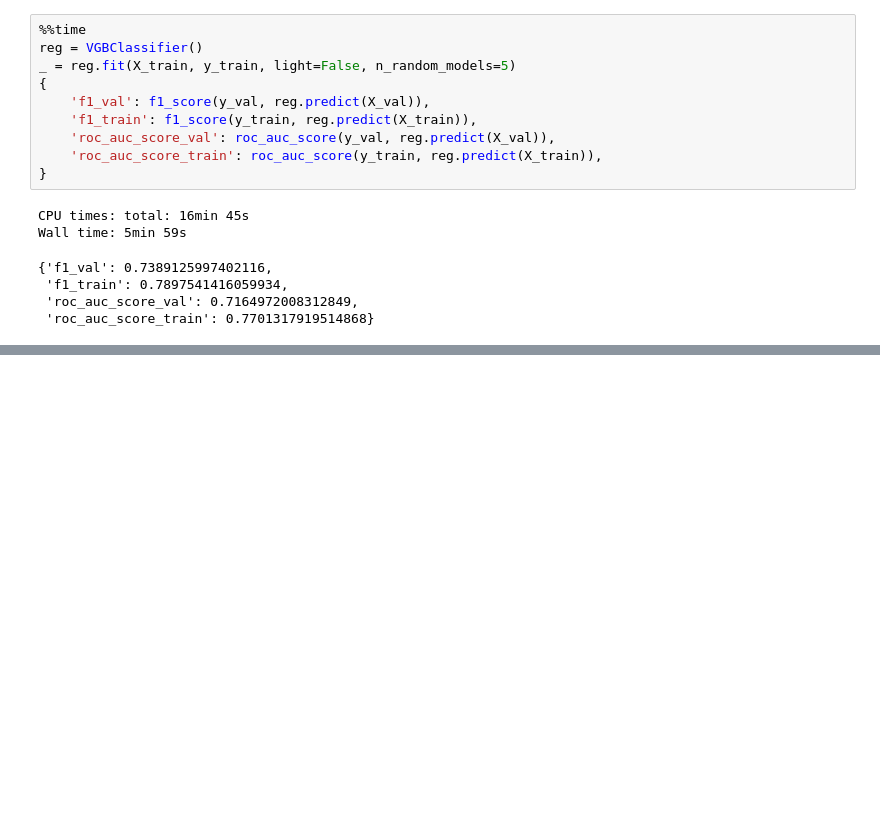
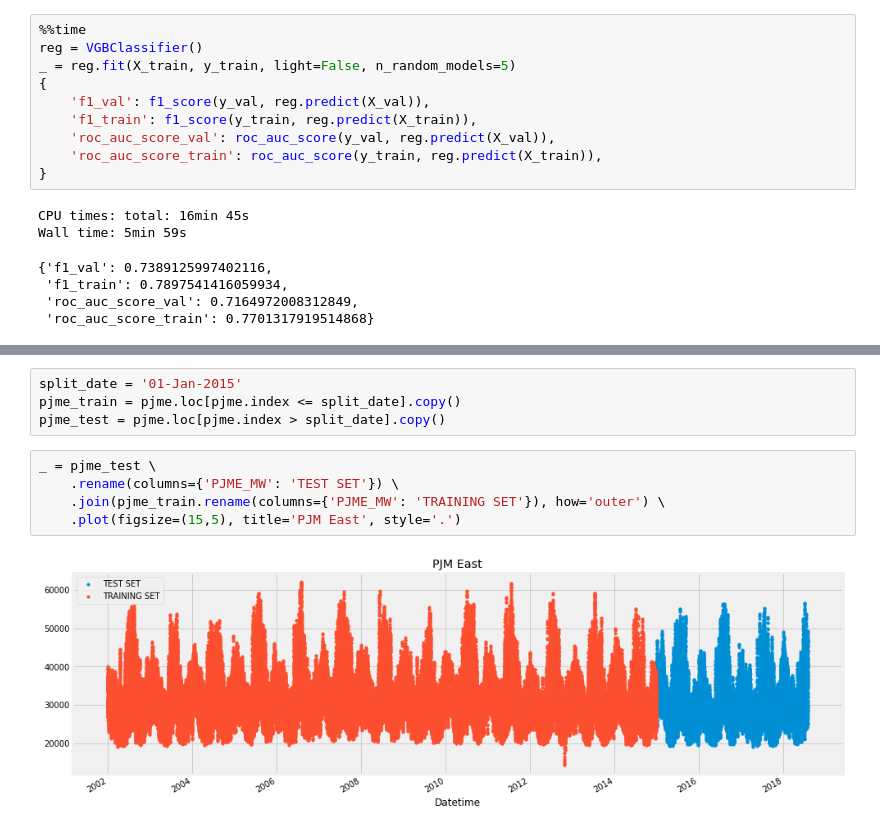
Before and after one commit to Agnij-Moitra/variational-gradient-boosting, a Jupyter notebook: benchmarks.ipynb, the cells around one changed output, grey strips where cells are left out. Cells and saved outputs as stored; diff of their text form; blank space fills up the shorter version.

```diff
--- a/benchmarks.ipynb
+++ b/benchmarks.ipynb
@@ -688,0 +1099,11 @@ Wall time: 5min 59s
+# %%
+split_date = '01-Jan-2015'
+pjme_train = pjme.loc[pjme.index <= split_date].copy()
+pjme_test = pjme.loc[pjme.index > split_date].copy()
+# %%
+_ = pjme_test \
+    .rename(columns={'PJME_MW': 'TEST SET'}) \
+    .join(pjme_train.rename(columns={'PJME_MW': 'TRAINING SET'}), how='outer') \
+    .plot(figsize=(15,5), title='PJM East', style='.')
+# %% [output]
+[figure, added]
```
Also changed, not shown: parts of 58 cells of this notebook, 1 other file.
